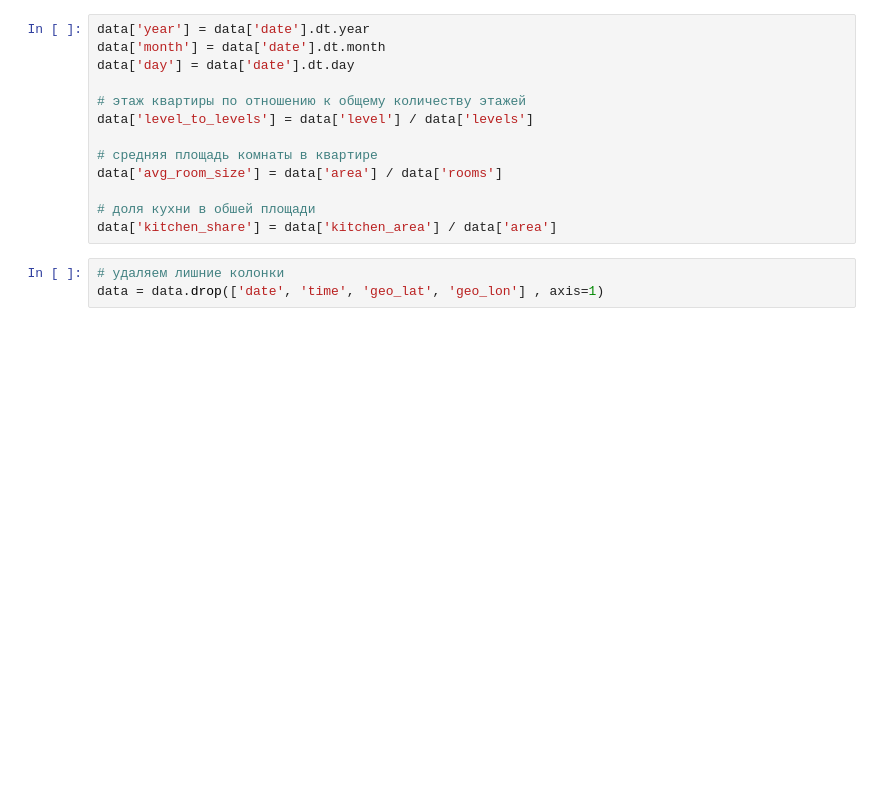
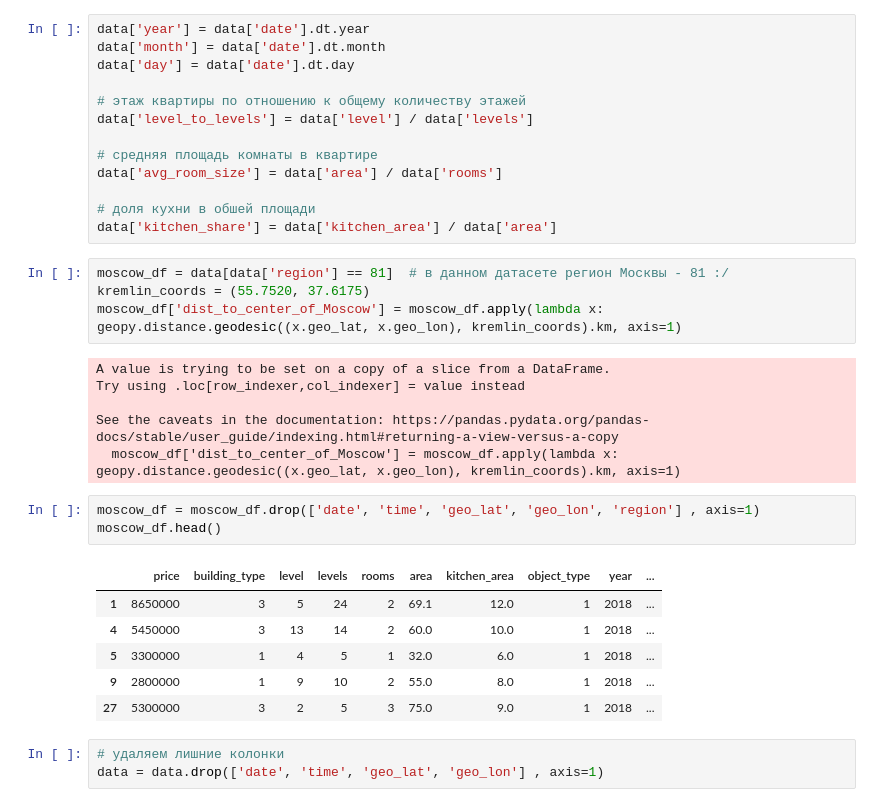
Before and after one commit to Lak1n26/pet-projects, a Jupyter notebook: Russia real estate prices/real_estate_analysis.ipynb, the cells around one changed output. Drawn from its saved outputs; the diff is of its cells as text; blank space fills up the shorter version.

```diff
--- a/Russia real estate prices/real_estate_analysis.ipynb
+++ b/Russia real estate prices/real_estate_analysis.ipynb
@@ -172,6 +189,26 @@ data['avg_room_size'] = data['area'] / data['rooms']
 
 # доля кухни в обшей площади
 data['kitchen_share'] = data['kitchen_area'] / data['area']
+# %%
+moscow_df = data[data['region'] == 81]  # в данном датасете регион Москвы - 81 :/
+kremlin_coords = (55.7520, 37.6175)
+moscow_df['dist_to_center_of_Moscow'] = moscow_df.apply(lambda x: geopy.distance.geodesic((x.geo_lat, x.geo_lon), kremlin_coords).km, axis=1)
+# %% [output]
+A value is trying to be set on a copy of a slice from a DataFrame.
+Try using .loc[row_indexer,col_indexer] = value instead
+
+See the caveats in the documentation: https://pandas.pydata.org/pandas-docs/stable/user_guide/indexing.html#returning-a-view-versus-a-copy
+  moscow_df['dist_to_center_of_Moscow'] = moscow_df.apply(lambda x: geopy.distance.geodesic((x.geo_lat, x.geo_lon), kremlin_coords).km, axis=1)
+# %%
+moscow_df = moscow_df.drop(['date', 'time', 'geo_lat', 'geo_lon', 'region'] , axis=1)
+moscow_df.head()
+# %% [output]
+|  | price | building_type | level | levels | rooms | area | kitchen_area | object_type | year | ... |
+| 1 | 8650000 | 3 | 5 | 24 | 2 | 69.1 | 12.0 | 1 | 2018 | ... |
+| 4 | 5450000 | 3 | 13 | 14 | 2 | 60.0 | 10.0 | 1 | 2018 | ... |
+| 5 | 3300000 | 1 | 4 | 5 | 1 | 32.0 | 6.0 | 1 | 2018 | ... |
+| 9 | 2800000 | 1 | 9 | 10 | 2 | 55.0 | 8.0 | 1 | 2018 | ... |
+| 27 | 5300000 | 3 | 2 | 5 | 3 | 75.0 | 9.0 | 1 | 2018 | ... |
 # %%
 # удаляем лишние колонки
 data = data.drop(['date', 'time', 'geo_lat', 'geo_lon'] , axis=1)
```
Also changed, not shown: parts of 7 cells of this notebook.
